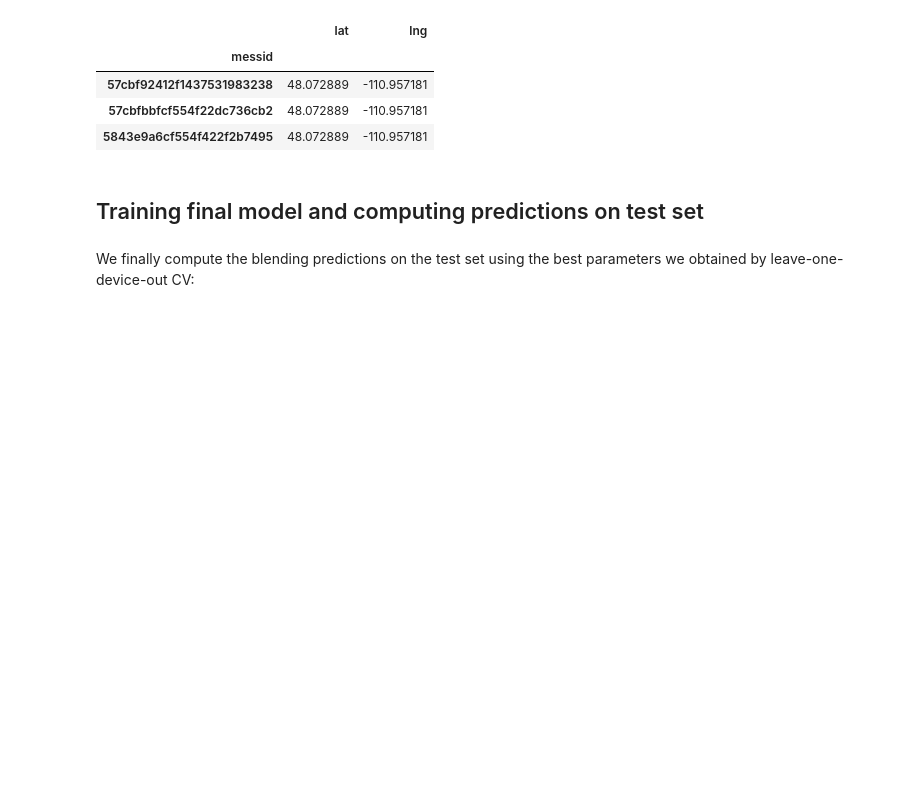
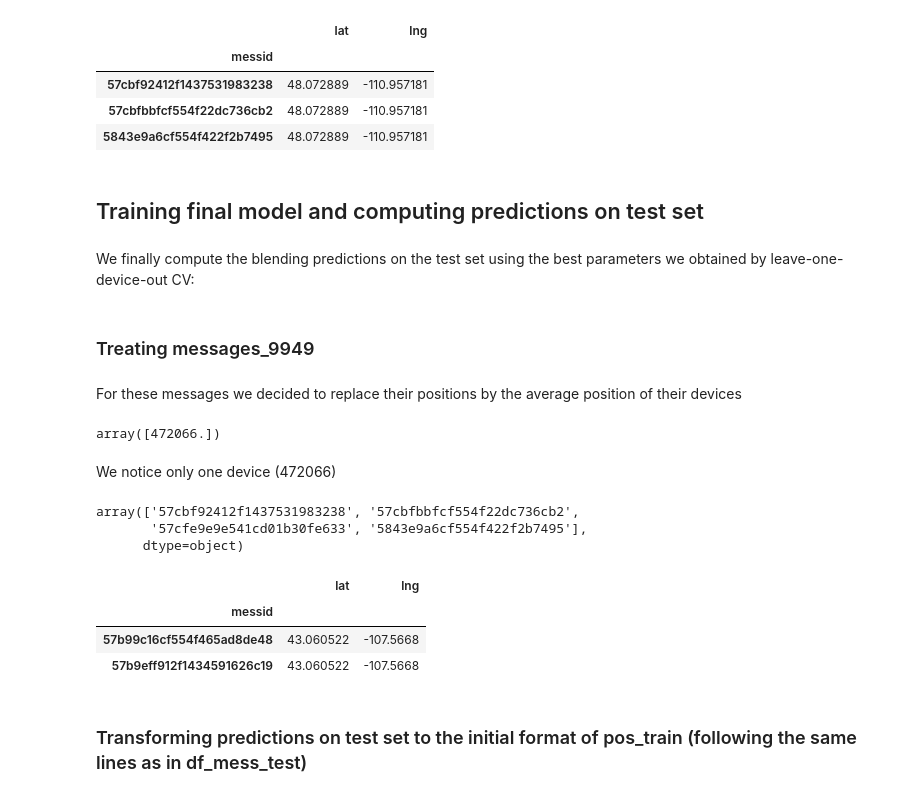
Before and after one commit to mathieubruniquel/IoT_Challenge, a Jupyter notebook: IoT_Geolocalization.ipynb, the cells around one changed output. Saved outputs shown, nothing was run; the diff lists cells and outputs as text; code cells hidden in the pictures; blank space fills up the shorter version.

Commit message:
Finalized predictions on test set and treated messages of outliers bases present on test set only

```diff
--- a/IoT_Geolocalization.ipynb
+++ b/IoT_Geolocalization.ipynb
@@ -1273,17 +1285,60 @@ df_test.loc[messages_9941]
 We finally compute the blending predictions on the test set using the best parameters we obtained by leave-one-device-out CV:
 # %%
 # ExtraTree predictions
-y_pred_lat_xtra_lat, y_pred_xtra_lng = regressor_and_predict_devices_XtraTree(df_train, lat_train, lng_train, df_test,
-                                                               **best_params_extra_tree)
+y_pred_lat_xtra_lat, y_pred_xtra_lng = regressor_and_predict_devices_XtraTree(df_feat, ground_truth_lat, ground_truth_lng, df_test,
+                                                                              **best_params_extra_tree)
 # Random Forest predictions
-y_pred_rf_lat, y_pred_rf_lng = regressor_and_predict_devices_RF(df_train, lat_train, lng_train, df_test,
-                                                               **best_params_rf)
+y_pred_rf_lat, y_pred_rf_lng = regressor_and_predict_devices_RF(df_feat, ground_truth_lat, ground_truth_lng, df_test,
+                                                                **best_params_rf)
 # XGBoost predictions
-y_pred_xgb_lat = regressor_and_predict_devices_xgb_lat(df_train, lat_train, df_test,
-                                                               **best_params_xgb)
-y_pred_xgb_lng = regressor_and_predict_devices_xgb_lng(df_train, lng_train, df_test,
-                                                               **best_params_xgb)
+y_pred_xgb_lat = regressor_and_predict_devices_xgb_lat(df_feat, ground_truth_lat, df_test,
+                                                       **best_params_xgb)
+y_pred_xgb_lng = regressor_and_predict_devices_xgb_lng(df_feat, ground_truth_lng, df_test,
+                                                       **best_params_xgb)
 
 # Weighted mean of the predictions -> Blending of predictions
-y_pred_lat = (2*y_pred_lat_xtra_lat + y_pred_xgb_lat + y_pred_rf_lat) / 3
-y_pred_lng = (2*y_pred_xtra_lng + y_pred_xgb_lng + y_pred_rf_lng) / 3
+y_pred_lat = (2*y_pred_lat_xtra_lat + y_pred_xgb_lat + y_pred_rf_lat) / 4
+y_pred_lng = (2*y_pred_xtra_lng + y_pred_xgb_lng + y_pred_rf_lng) / 4
+# %%
+# Transforming it to a DataFrame with lat and lng per message
+df_pred_lat = pd.DataFrame(y_pred_lat, index=df_test.index, columns=['lat'])
+df_pred_lng = pd.DataFrame(y_pred_lng, index=df_test.index, columns=['lng'])
+
+df_pred = pd.concat([df_pred_lat, df_pred_lng], axis=1)
+# %% [markdown]
+### Treating messages_9949
+# %% [markdown]
+For these messages we decided to replace their positions by the average position of their devices
+# %%
+# Getting devices
+devices_9949 = df_mess_test[df_mess_test.bsid == 9949].did.unique()
+devices_9949
+# %% [output]
+array([472066.])
+# %% [markdown]
+We notice only one device (472066)
+# %%
+# Messages emited by this device that were not detected by the base 9949 (are not in messages_9949)
+messages_did_472066 = df_mess_test[df_mess_test.did.isin(devices_9949)].messid.unique()
+messages_did_472066 = np.setdiff1d(messages_did_472066, messages_9949)
+messages_did_472066
+# %% [output]
+array(['57cbf92412f1437531983238', '57cbfbbfcf554f22dc736cb2',
+       '57cfe9e9e541cd01b30fe633', '5843e9a6cf554f422f2b7495'],
+      dtype=object)
+# %%
+# Computing mean lat and mean lng
+mean_pos = df_pred.loc[messages_did_472066].mean()
+
+# Replacing it for messages_9949 in predictions
+for mess in messages_9949:
+    df_pred.loc[mess] = mean_pos
+
+df_pred.loc[messages_9949]
+# %% [output]
+|  | lat | lng |
+| messid |  |  |
+| 57b99c16cf554f465ad8de48 | 43.060522 | -107.5668 |
+| 57b9eff912f1434591626c19 | 43.060522 | -107.5668 |
+# %% [markdown]
+### Transforming predictions on test set to the initial format of pos_train (following the same lines as in df_mess_test)
```
Also changed, not shown: parts of 3 cells of this notebook.
